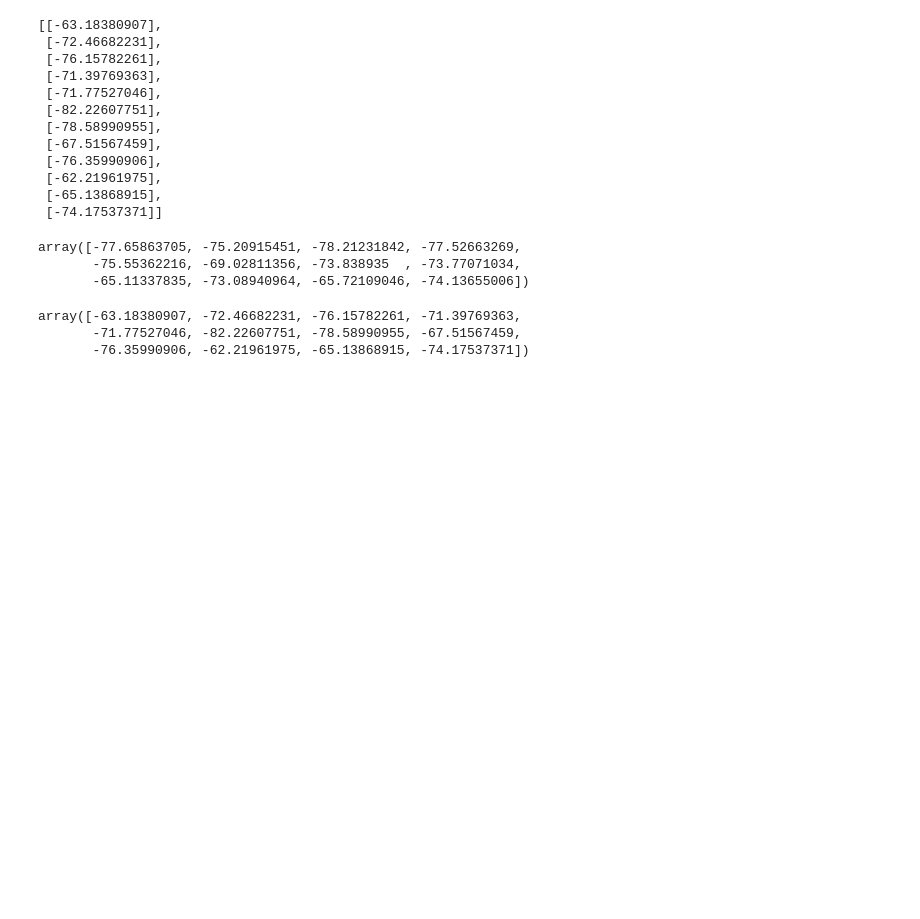
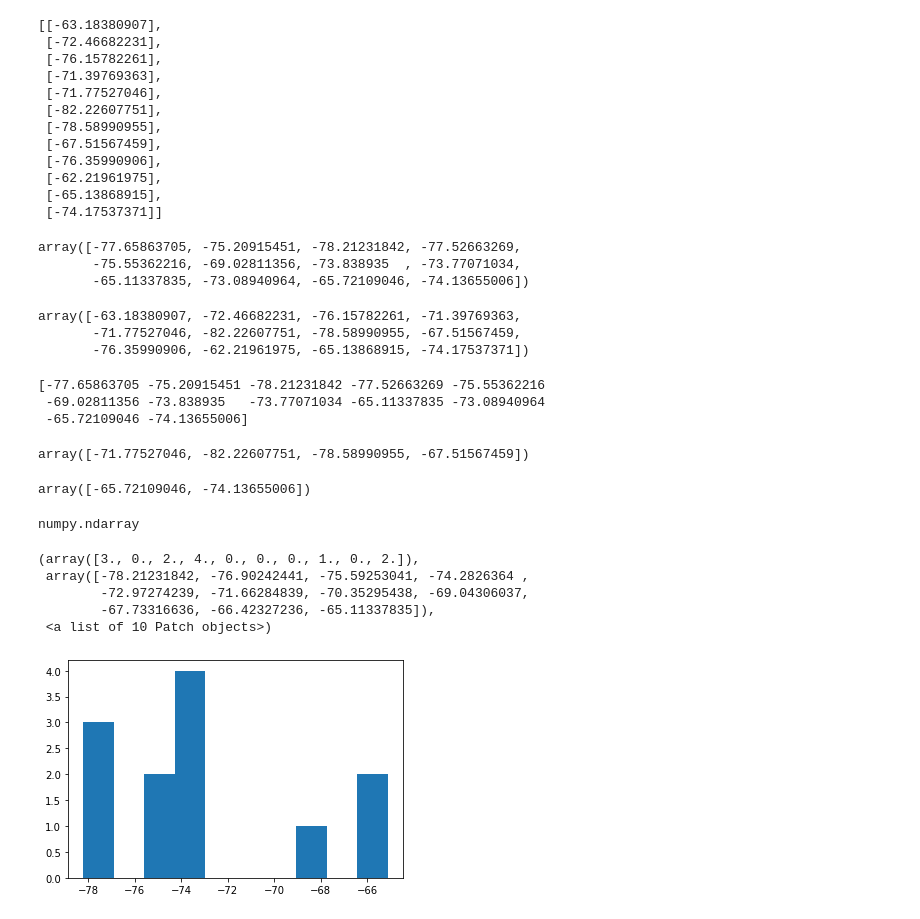
Before and after one commit to ChelseyCochrane/chelseys-repository, a Jupyter notebook: coding_homework_1.ipynb, the cells around one changed output. Drawn from its saved outputs; the diff is of its cells as text; code cells hidden in the pictures; blank space fills up the shorter version.

```diff
--- a/coding_homework_1.ipynb
+++ b/coding_homework_1.ipynb
@@ -117,3 +123,35 @@ np.squeeze(data2)
 array([-63.18380907, -72.46682231, -76.15782261, -71.39769363,
        -71.77527046, -82.22607751, -78.58990955, -67.51567459,
        -76.35990906, -62.21961975, -65.13868915, -74.17537371])
+# %%
+#printing list of data1
+print(data1)
+# %% [output]
+[-77.65863705 -75.20915451 -78.21231842 -77.52663269 -75.55362216
+ -69.02811356 -73.838935   -73.77071034 -65.11337835 -73.08940964
+ -65.72109046 -74.13655006]
+# %%
+#printing the 5th, 6th, 7th, and 8th elements of data2.
+data2[4:8]
+# %% [output]
+array([-71.77527046, -82.22607751, -78.58990955, -67.51567459])
+# %%
+#printing the second-to-last and last elements of data1 (use negative indexing).
+data1[-2:]
+# %% [output]
+array([-65.72109046, -74.13655006])
+# %%
+#printing the type of data2
+type(data2)
+# %% [output]
+numpy.ndarray
+# %%
+#making a histogram of data1
+plt.hist(data1)
+# %% [output]
+(array([3., 0., 2., 4., 0., 0., 0., 1., 0., 2.]),
+ array([-78.21231842, -76.90242441, -75.59253041, -74.2826364 ,
+        -72.97274239, -71.66284839, -70.35295438, -69.04306037,
+        -67.73316636, -66.42327236, -65.11337835]),
+ <a list of 10 Patch objects>)
+[figure, added]
```
Also changed, not shown: parts of 11 cells of this notebook.
